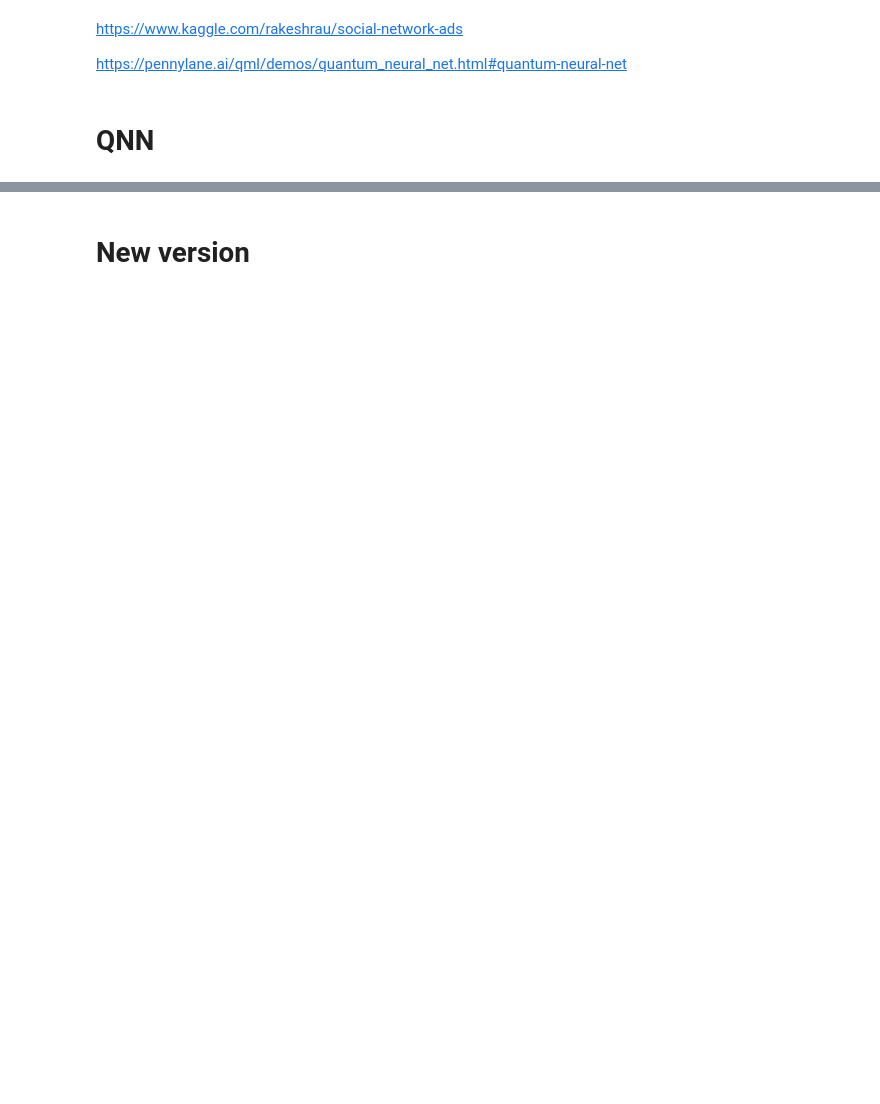
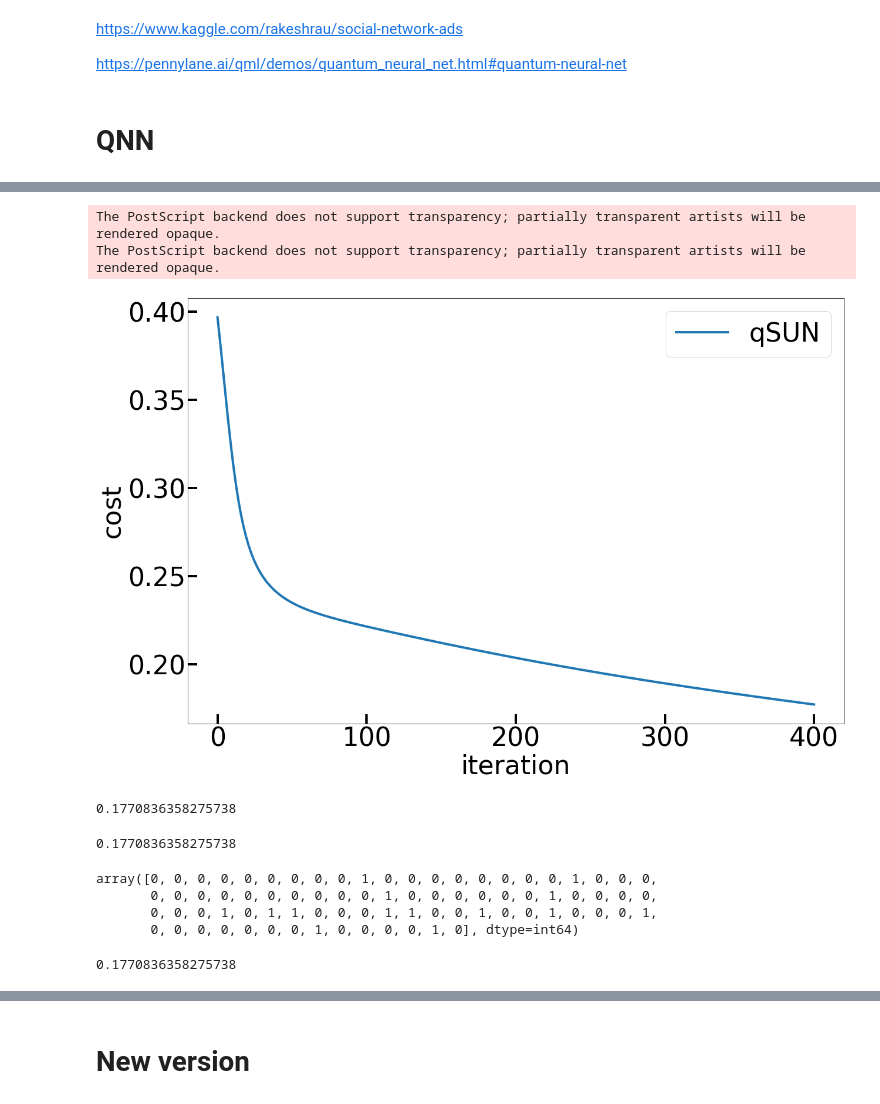
Before and after one commit to ChuongQuoc1413017/Quantum_Virtual_Machine, a Jupyter notebook: Quantum Neural Network.ipynb, the cells around one changed output, grey strips where cells are left out. Saved outputs shown, nothing was run; the diff lists cells and outputs as text; code cells hidden in the pictures; blank space fills up the shorter version.

```diff
--- a/Quantum Neural Network.ipynb
+++ b/Quantum Neural Network.ipynb
@@ -129,3 +142,27 @@ sn.heatmap(con, annot=True, cmap="Blues")
+# %%
+plt.figure(figsize=(20,13.33))
+plt.plot(range(0, 401), costs, linewidth=4, label='qSUN')
+plt.tick_params(axis="x", which = 'major', direction="in", length=16, width=4)
+plt.tick_params(axis="y", which = 'major', direction="in", length=16, width=4)
+plt.tick_params(axis="y", which = 'minor', direction="in", length=8, width=4)
+# plt.yscale('log')
+plt.xlabel('iteration')
+plt.legend(loc='upper right')
+plt.ylabel('cost')
+plt.savefig('training_time_qnn.png')
+plt.savefig('training_time_qnn.eps', format='eps')
+# %% [output]
+The PostScript backend does not support transparency; partially transparent artists will be rendered opaque.
+The PostScript backend does not support transparency; partially transparent artists will be rendered opaque.
+[figure, added]
+# %%
+costs[-1]
+# %% [output]
+0.1770836358275738
+# %%
+costs[-1]
+# %% [output]
+0.1770836358275738
 # %%
 SIZE = 34*1.3
 plt.rc('font', size=SIZE)          # controls default text sizes
@@ -135,3 +172,17 @@ plt.rc('xtick', labelsize=SIZE)    # fontsize of the tick labels
 plt.rc('ytick', labelsize=SIZE)    # fontsize of the tick labels
 plt.rc('legend', fontsize=SIZE)    # legend fontsize
 plt.rc('figure', titlesize=SIZE)  # fontsize of the figure title
+# %%
+# params = np.random.normal(size=(n_layer, len(X_train[0]), 2,))
+preds = np.array([predict(qnn_model(x, params)) for x in X_test])
+# np.argmax(preds, axis=1)
+np.argmax(preds, axis=1)
+# %% [output]
+array([0, 0, 0, 0, 0, 0, 0, 0, 0, 1, 0, 0, 0, 0, 0, 0, 0, 0, 1, 0, 0, 0,
+       0, 0, 0, 0, 0, 0, 0, 0, 0, 0, 1, 0, 0, 0, 0, 0, 0, 1, 0, 0, 0, 0,
+       0, 0, 0, 1, 0, 1, 1, 0, 0, 0, 1, 1, 0, 0, 1, 0, 0, 1, 0, 0, 0, 1,
+       0, 0, 0, 0, 0, 0, 0, 1, 0, 0, 0, 0, 1, 0], dtype=int64)
+# %%
+cost(params, X_train, y_train)
+# %% [output]
+0.1770836358275738
```
Also changed, not shown: parts of 13 cells of this notebook.
